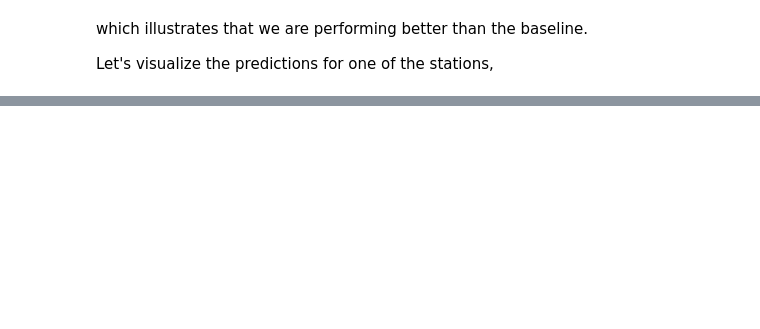
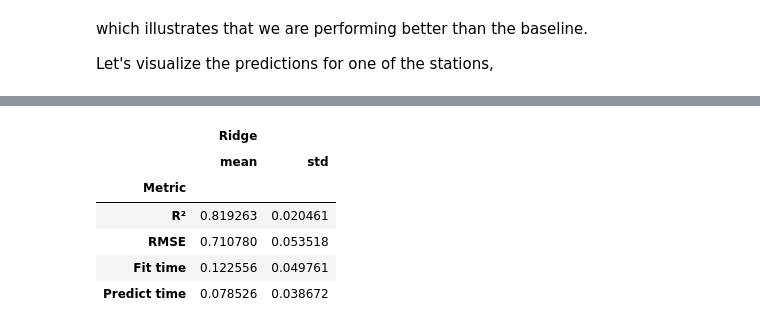
Before and after one commit to ramp-kits/bike_counters_skore, a Jupyter notebook: bike_counters_starting_kit.ipynb, the cells around one changed output, grey strips where cells are left out. Drawn from its saved outputs; the diff is of its cells as text; code cells hidden in the pictures; blank space fills up the shorter version.

```diff
--- a/bike_counters_starting_kit.ipynb
+++ b/bike_counters_starting_kit.ipynb
@@ -266,13 +400,11 @@ It is recommended to use cross-validation for hyper-parameter tuning with [GridS
 
 The disadvantage, is that we can either have the training set size be different for each fold which is not ideal for hyper-parameter tuning (current figure), or have constant sized small training set which is also not ideal given the data periodicity. This explains that generally we will have worse cross-validation scores than test scores,
 # %%
-from sklearn.model_selection import TimeSeriesSplit, cross_val_score
+from sklearn.model_selection import TimeSeriesSplit
+from skore import CrossValidationReport
 
 cv = TimeSeriesSplit(n_splits=6)
 
-# When using a scorer in scikit-learn it always needs to be better when smaller, hence the minus sign.
-scores = cross_val_score(
-    pipe, X_train, y_train, cv=cv, scoring="neg_root_mean_squared_error"
+cv_report = CrossValidationReport(
+    pipe, X_train, y_train, cv_splitter=cv
 )
-print("RMSE: ", scores)
-print(f"RMSE (all folds): {-scores.mean():.3} ± {(-scores).std():.3}")
@@ -278,0 +434,3 @@ print(f"RMSE (all folds): {-scores.mean():.3} ± {(-scores).std():.3}")
+# %%
+cv_report.metrics.report_metrics(data_source="train")
+# %% [output]
@@ -278,0 +439,7 @@ print(f"RMSE (all folds): {-scores.mean():.3} ± {(-scores).std():.3}")
+|  | Ridge |  |
+|  | mean | std |
+| Metric |  |  |
+| R² | 0.819263 | 0.020461 |
+| RMSE | 0.710780 | 0.053518 |
+| Fit time | 0.122556 | 0.049761 |
+| Predict time | 0.078526 | 0.038672 |
```
Also changed, not shown: parts of 44 cells of this notebook, 1 other file.
